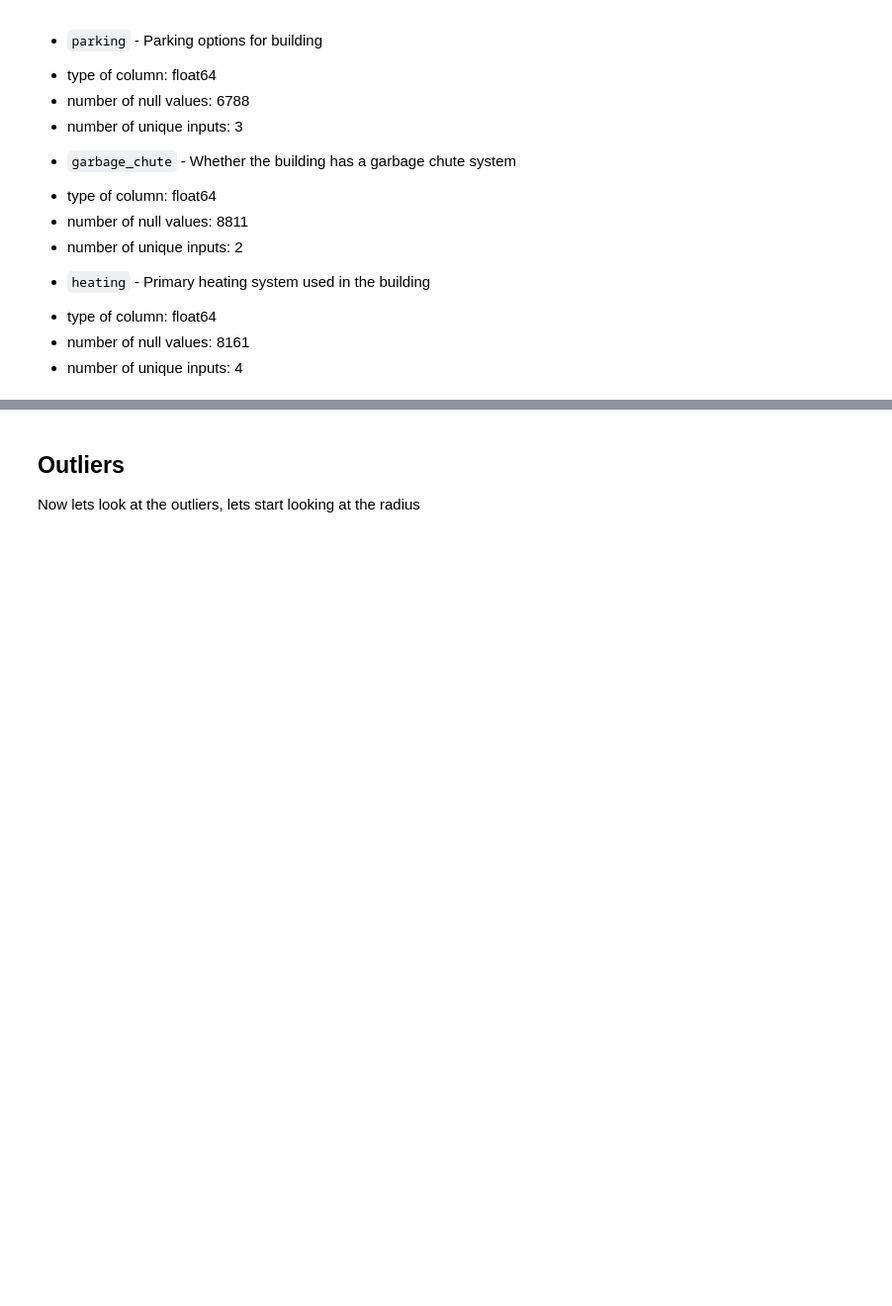
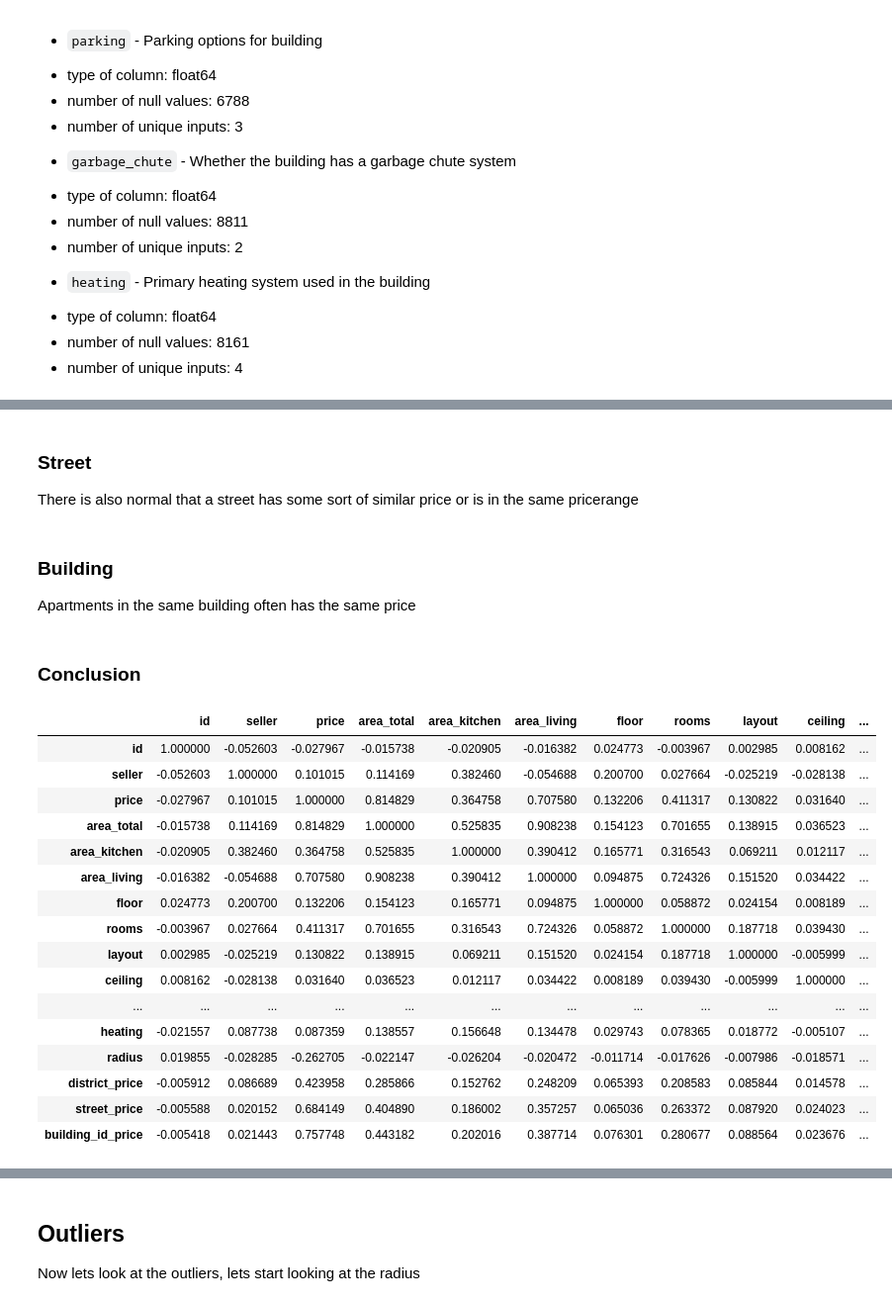
Before and after one commit to kjappvaffel/moscow_housing, a Jupyter notebook: EDA_DataCleaning_FeatureEngineering/EDA.ipynb, the cells around one changed output, grey strips where cells are left out. Shown at 99% size. Cells and saved outputs as stored; diff of their text form; code cells hidden in the pictures; blank space fills up the shorter version.

```diff
--- a/EDA_DataCleaning_FeatureEngineering/EDA.ipynb
+++ b/EDA_DataCleaning_FeatureEngineering/EDA.ipynb
@@ -396,0 +302,3 @@ We think building_price is better because there is more equal within a building
+# %% [markdown]
+### **Street**
+There is also normal that a street has some sort of similar price or is in the same pricerange
@@ -396,0 +310,3 @@ We think building_price is better because there is more equal within a building
+# %% [markdown]
+### **Building**
+Apartments in the same building often has the same price
@@ -396,0 +318,23 @@ We think building_price is better because there is more equal within a building
+# %% [markdown]
+### **Conclusion**
+# %%
+#lets check the result, for example how they correlate with price, and also chek their pair plots
+all_data.corr().style.background_gradient(cmap='coolwarm')
+# %% [output]
+|  | id | seller | price | area_total | area_kitchen | area_living | floor | rooms | layout | ceiling | ... |
+| id | 1.000000 | -0.052603 | -0.027967 | -0.015738 | -0.020905 | -0.016382 | 0.024773 | -0.003967 | 0.002985 | 0.008162 | ... |
+| seller | -0.052603 | 1.000000 | 0.101015 | 0.114169 | 0.382460 | -0.054688 | 0.200700 | 0.027664 | -0.025219 | -0.028138 | ... |
+| price | -0.027967 | 0.101015 | 1.000000 | 0.814829 | 0.364758 | 0.707580 | 0.132206 | 0.411317 | 0.130822 | 0.031640 | ... |
+| area_total | -0.015738 | 0.114169 | 0.814829 | 1.000000 | 0.525835 | 0.908238 | 0.154123 | 0.701655 | 0.138915 | 0.036523 | ... |
+| area_kitchen | -0.020905 | 0.382460 | 0.364758 | 0.525835 | 1.000000 | 0.390412 | 0.165771 | 0.316543 | 0.069211 | 0.012117 | ... |
+| area_living | -0.016382 | -0.054688 | 0.707580 | 0.908238 | 0.390412 | 1.000000 | 0.094875 | 0.724326 | 0.151520 | 0.034422 | ... |
+| floor | 0.024773 | 0.200700 | 0.132206 | 0.154123 | 0.165771 | 0.094875 | 1.000000 | 0.058872 | 0.024154 | 0.008189 | ... |
+| rooms | -0.003967 | 0.027664 | 0.411317 | 0.701655 | 0.316543 | 0.724326 | 0.058872 | 1.000000 | 0.187718 | 0.039430 | ... |
+| layout | 0.002985 | -0.025219 | 0.130822 | 0.138915 | 0.069211 | 0.151520 | 0.024154 | 0.187718 | 1.000000 | -0.005999 | ... |
+| ceiling | 0.008162 | -0.028138 | 0.031640 | 0.036523 | 0.012117 | 0.034422 | 0.008189 | 0.039430 | -0.005999 | 1.000000 | ... |
+| ... | ... | ... | ... | ... | ... | ... | ... | ... | ... | ... | ... |
+| heating | -0.021557 | 0.087738 | 0.087359 | 0.138557 | 0.156648 | 0.134478 | 0.029743 | 0.078365 | 0.018772 | -0.005107 | ... |
+| radius | 0.019855 | -0.028285 | -0.262705 | -0.022147 | -0.026204 | -0.020472 | -0.011714 | -0.017626 | -0.007986 | -0.018571 | ... |
+| district_price | -0.005912 | 0.086689 | 0.423958 | 0.285866 | 0.152762 | 0.248209 | 0.065393 | 0.208583 | 0.085844 | 0.014578 | ... |
+| street_price | -0.005588 | 0.020152 | 0.684149 | 0.404890 | 0.186002 | 0.357257 | 0.065036 | 0.263372 | 0.087920 | 0.024023 | ... |
+| building_id_price | -0.005418 | 0.021443 | 0.757748 | 0.443182 | 0.202016 | 0.387714 | 0.076301 | 0.280677 | 0.088564 | 0.023676 | ... |
```
Also changed, not shown: parts of 36 cells of this notebook.
